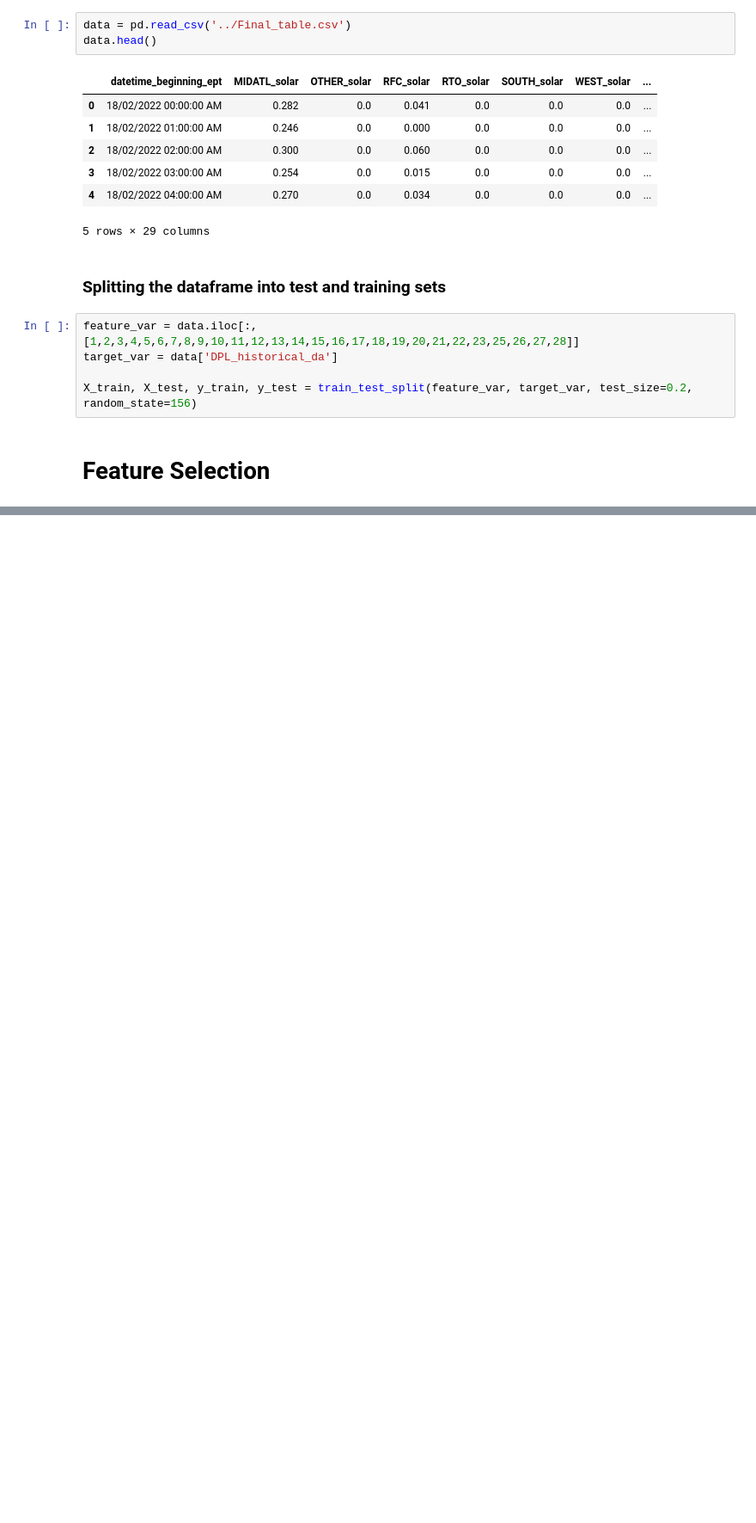
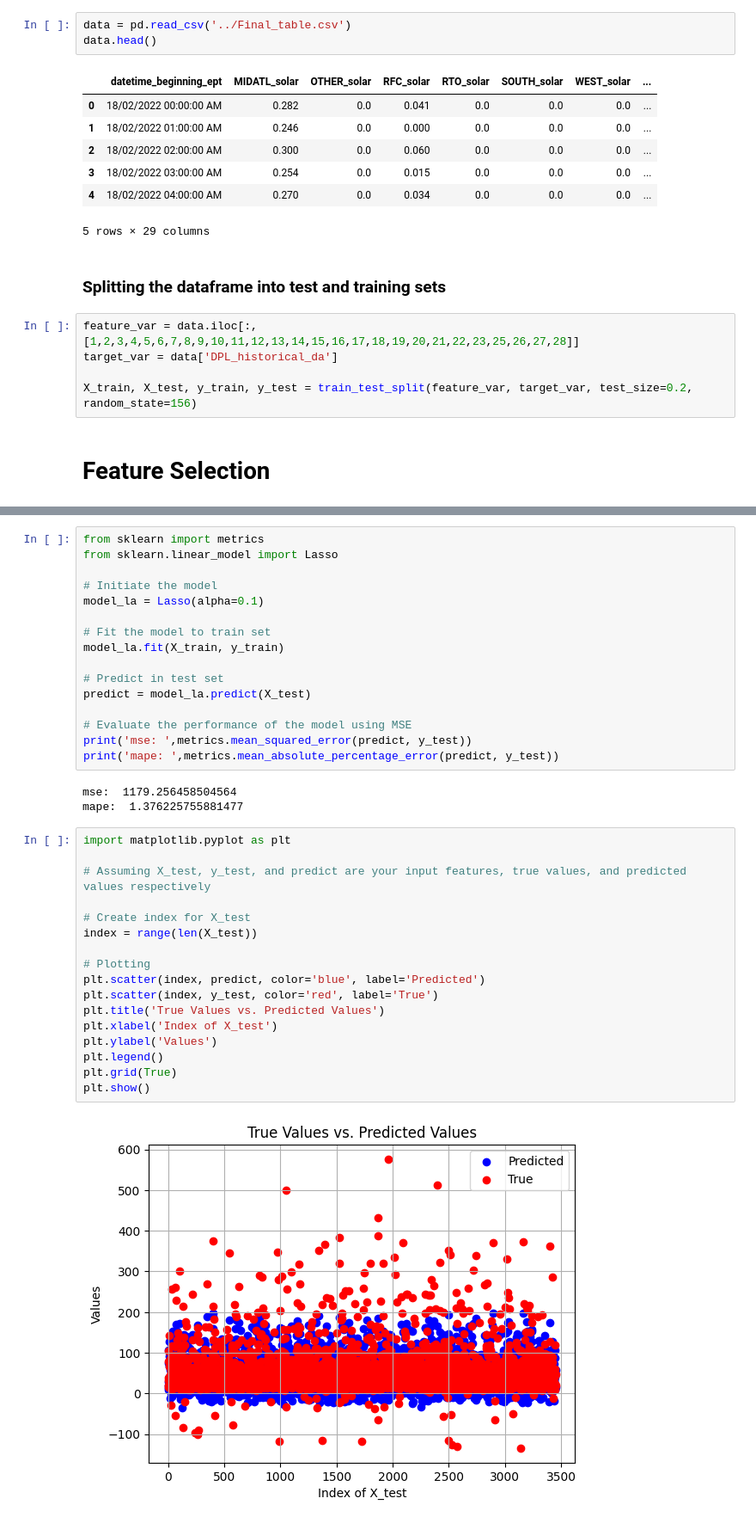
Before and after one commit to MSCI-446-Project-Team/MSCI_446_ML_Course_Project, a Jupyter notebook: Predictions/models.ipynb, the cells around one changed output, grey strips where cells are left out. Shown: that part at 86% size. Drawn from its saved outputs; the diff is of its cells as text; blank space fills up the shorter version.

Commit message:
lasso and subset selection

```diff
--- a/Predictions/models.ipynb
+++ b/Predictions/models.ipynb
@@ -57,0 +111,38 @@ Index(['datetime_beginning_ept', 'MIDATL_solar', 'OTHER_solar', 'RFC_solar',
+# %%
+from sklearn import metrics
+from sklearn.linear_model import Lasso
+
+# Initiate the model
+model_la = Lasso(alpha=0.1)
+
+# Fit the model to train set
+model_la.fit(X_train, y_train)
+
+# Predict in test set
+predict = model_la.predict(X_test)
+
+# Evaluate the performance of the model using MSE
+print('mse: ',metrics.mean_squared_error(predict, y_test))
+print('mape: ',metrics.mean_absolute_percentage_error(predict, y_test))
+# %% [output]
+mse:  1179.256458504564
+mape:  1.376225755881477
+# %%
+import matplotlib.pyplot as plt
+
+# Assuming X_test, y_test, and predict are your input features, true values, and predicted values respectively
+
+# Create index for X_test
+index = range(len(X_test))
+
+# Plotting
+plt.scatter(index, predict, color='blue', label='Predicted')
+plt.scatter(index, y_test, color='red', label='True')
+plt.title('True Values vs. Predicted Values')
+plt.xlabel('Index of X_test')
+plt.ylabel('Values')
+plt.legend()
+plt.grid(True)
+plt.show()
+# %% [output]
+[figure, added]
```
Also changed, not shown: parts of 10 cells of this notebook.
